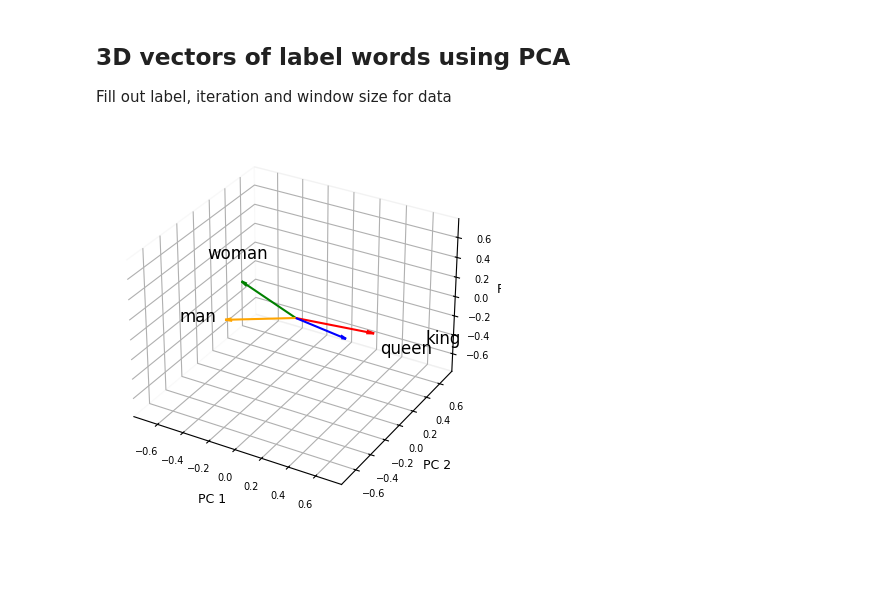
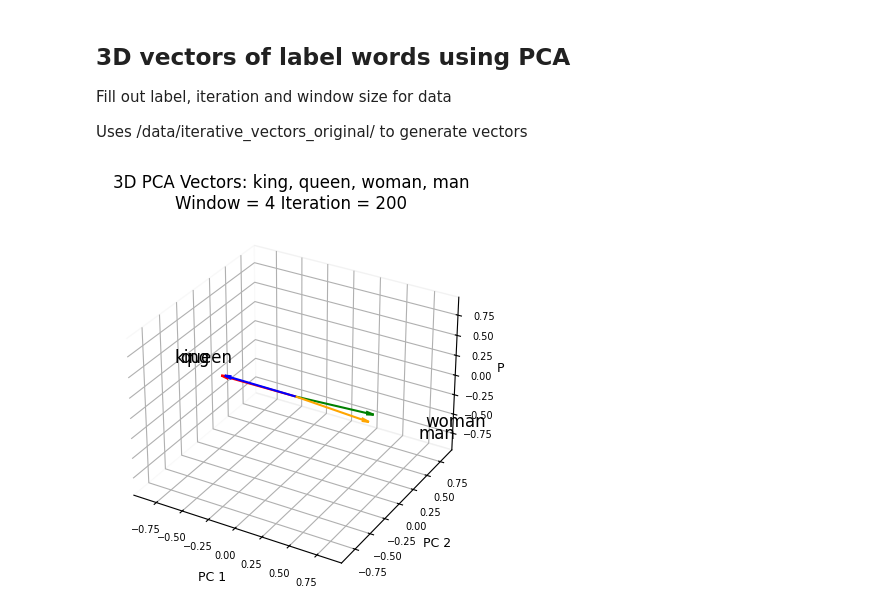
Before and after one commit to ShadowAsura/Word-Embeddings-and-Bloom-Filters, a Jupyter notebook: 3D_vectors.ipynb, the cells around one changed output. Saved outputs shown, nothing was run; the diff lists cells and outputs as text; code cells hidden in the pictures; blank space fills up the shorter version.

Commit message:
Plot Script file, Updated organization & naming

```diff
--- a/3D_vectors.ipynb
+++ b/3D_vectors.ipynb
@@ -2,6 +2,8 @@
 ## 3D vectors of label words using PCA
 
 Fill out label, iteration and window size for data
+
+Uses /data/iterative_vectors_original/ to generate vectors
 # %%
 import json
 import numpy as np
@@ -9,6 +11,11 @@ from sklearn.decomposition import PCA
 import matplotlib.pyplot as plt
 from mpl_toolkits.mplot3d import Axes3D
 import os
+
+labels = ["king", "queen", "woman", "man"]
+iteration = 200
+window = 4
+
 
 def plot(labels, vector_file_path, output_filepath):
     if not os.path.exists(vector_file_path):
@@ -62,36 +69,37 @@ def plot(labels, vector_file_path, output_filepath):
         else:
             continue
 
     ax.set_xlim(-vec_mag - 0.25, vec_mag + 0.25)
     ax.set_ylim(-vec_mag - 0.25, vec_mag + 0.25)
     ax.set_zlim(-vec_mag - 0.25, vec_mag + 0.25)
 
     ax.tick_params(labelsize=7)
 
     ax.set_xlabel('PC 1', fontsize=9)
     ax.set_ylabel('PC 2', fontsize=9)
     ax.set_zlabel('PC 3', fontsize=9)
+    title = f"3D PCA Vectors: {', '.join(labels)}"
+    subtitle = f"Window = {window} Iteration = {iteration}"
+    ax.set_title(f"{title}\n{subtitle}", fontsize=12)
 
     plt.savefig(output_filepath, dpi = 300)
     plt.show()
 
 
 if __name__ == "__main__":
-    labels = ["king", "queen", "woman", "man"]
-    iteration = 200
-    window = 4
+
 
     vector_file_name = f'window_{window}_iter_{iteration}.json'
-    vector_file_path = os.path.join('data/iterative_vectors', vector_file_name)
+    vector_file_path = os.path.join('data/iterative_vectors_original', vector_file_name)
 
     #output_filename = f"3D_Plot_win{window}_iter{iteration}.png"
     #output_dir = "plots"
     #os.makedirs(output_dir, exist_ok=True)
     #full_output_path = os.path.join(output_dir, output_filename)
 
     prefix = ''.join([w[0] for w in labels])
-    full_output_path = f"plots/{prefix}_3D_Plot_win{window}_iter{iteration}.png"
+    full_output_path = f"pca/{prefix}_3D_Plot_window_{window}_iteration_{iteration}.png"
 
     plot(labels, vector_file_path, full_output_path)
 # %% [output]
-[figure, old version]
+[figure, new version]
```
Also changed, not shown: 25 other files.
